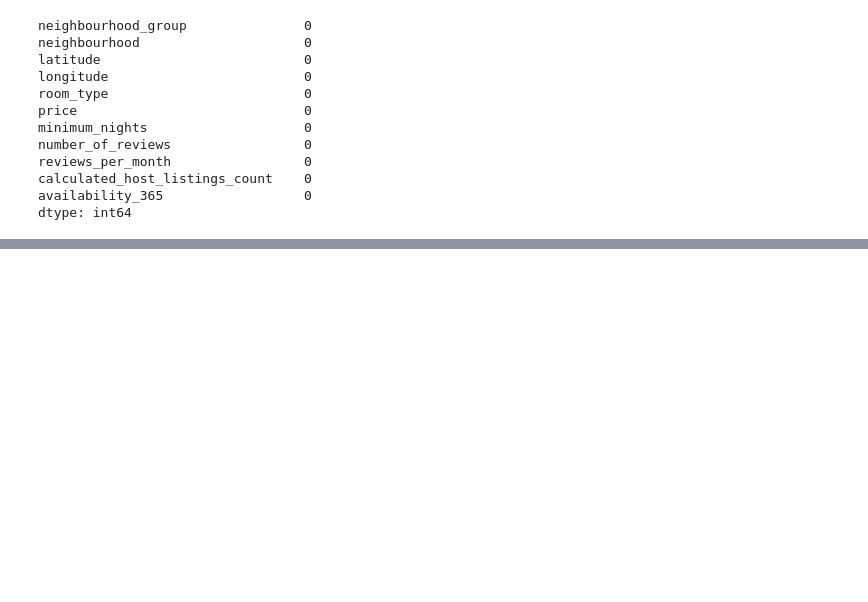
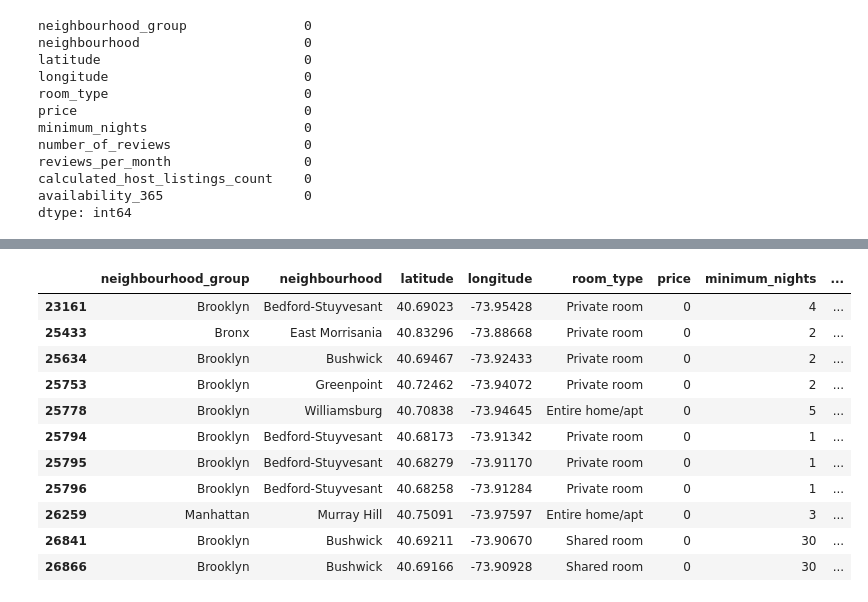
Before and after one commit to kinlongsun/Mini-Project-1, a Jupyter notebook: Capstone Project 1/CP1_Data Wrangling.ipynb, the cells around one changed output, grey strips where cells are left out. Saved outputs shown, nothing was run; the diff lists cells and outputs as text; code cells hidden in the pictures; blank space fills up the shorter version.

```diff
--- a/Capstone Project 1/CP1_Data Wrangling.ipynb
+++ b/Capstone Project 1/CP1_Data Wrangling.ipynb
@@ -237,3 +232,19 @@ data.describe(include='all')
 | 50% | NaN | NaN | 40.723070 | -73.955680 | NaN | 106.000000 | 3.000000 | ... |
 | 75% | NaN | NaN | 40.763115 | -73.936275 | NaN | 175.000000 | 5.000000 | ... |
 | max | NaN | NaN | 40.913060 | -73.712990 | NaN | 10000.000000 | 1250.000000 | ... |
+# %%
+# Price = 0 also makes no sense
+data[data.price==0]
+# %% [output]
+|  | neighbourhood_group | neighbourhood | latitude | longitude | room_type | price | minimum_nights | ... |
+| 23161 | Brooklyn | Bedford-Stuyvesant | 40.69023 | -73.95428 | Private room | 0 | 4 | ... |
+| 25433 | Bronx | East Morrisania | 40.83296 | -73.88668 | Private room | 0 | 2 | ... |
+| 25634 | Brooklyn | Bushwick | 40.69467 | -73.92433 | Private room | 0 | 2 | ... |
+| 25753 | Brooklyn | Greenpoint | 40.72462 | -73.94072 | Private room | 0 | 2 | ... |
+| 25778 | Brooklyn | Williamsburg | 40.70838 | -73.94645 | Entire home/apt | 0 | 5 | ... |
+| 25794 | Brooklyn | Bedford-Stuyvesant | 40.68173 | -73.91342 | Private room | 0 | 1 | ... |
+| 25795 | Brooklyn | Bedford-Stuyvesant | 40.68279 | -73.91170 | Private room | 0 | 1 | ... |
+| 25796 | Brooklyn | Bedford-Stuyvesant | 40.68258 | -73.91284 | Private room | 0 | 1 | ... |
+| 26259 | Manhattan | Murray Hill | 40.75091 | -73.97597 | Entire home/apt | 0 | 3 | ... |
+| 26841 | Brooklyn | Bushwick | 40.69211 | -73.90670 | Shared room | 0 | 30 | ... |
+| 26866 | Brooklyn | Bushwick | 40.69166 | -73.90928 | Shared room | 0 | 30 | ... |
```
Also changed, not shown: parts of 3 cells of this notebook.
